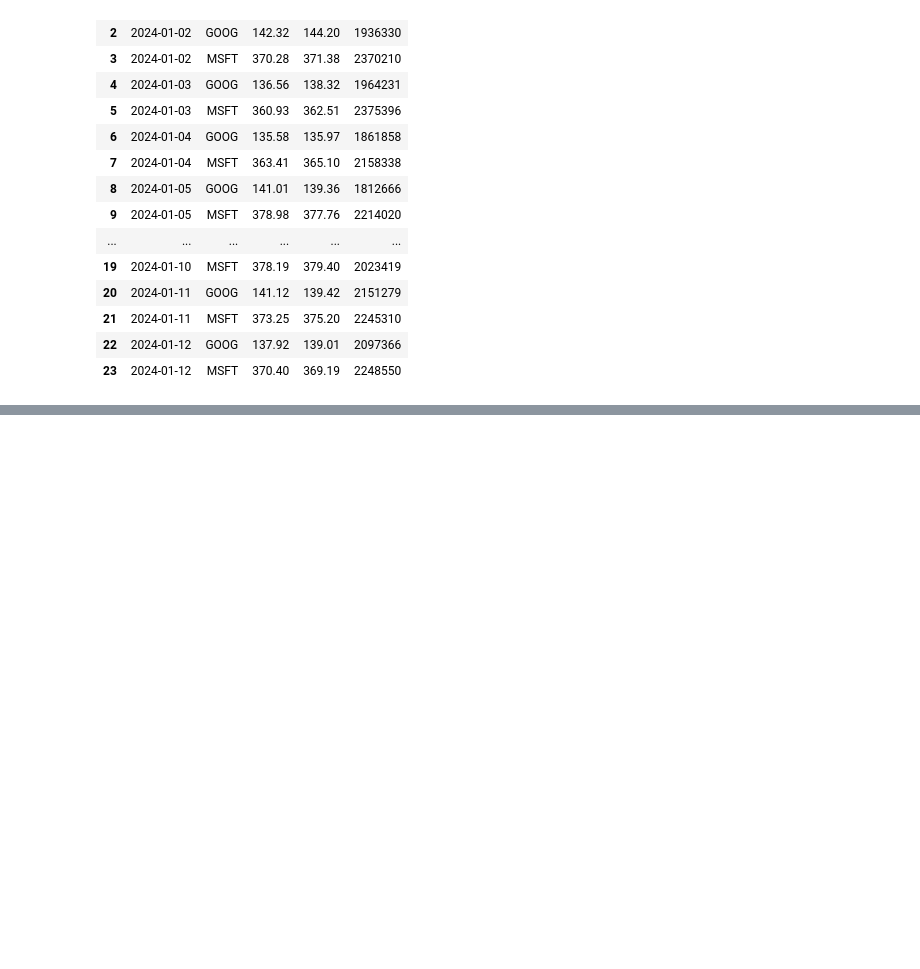
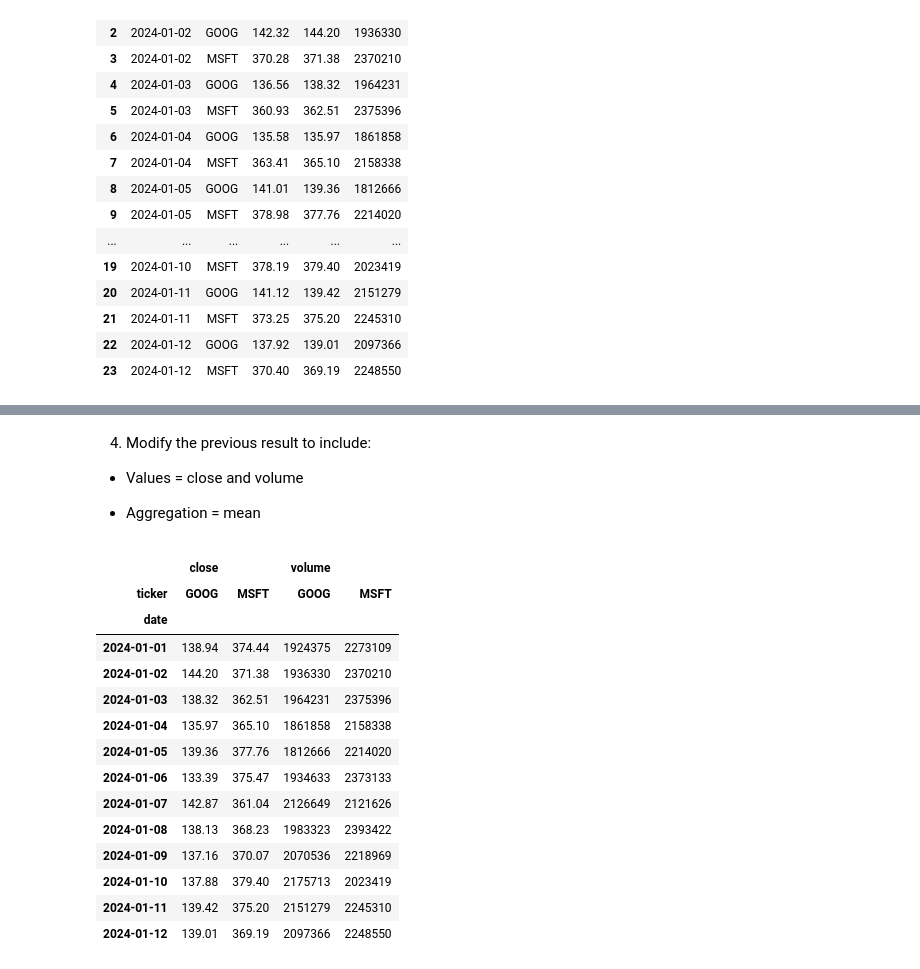
Before and after one commit to tharina11/Python-Projects, a Jupyter notebook: 6. Pandas Exercises/notebooks/11. Pivot, pivot_table, melt, stack, and unstack.ipynb, the cells around one changed output, grey strips where cells are left out. Drawn from its saved outputs; the diff is of its cells as text; code cells hidden in the pictures; blank space fills up the shorter version.

```diff
--- a/6. Pandas Exercises/notebooks/11. Pivot, pivot_table, melt, stack, and unstack.ipynb
+++ b/6. Pandas Exercises/notebooks/11. Pivot, pivot_table, melt, stack, and unstack.ipynb
@@ -53,0 +94,24 @@ stocks
+# %% [markdown]
+4. Modify the previous result to include:
+
+- Values = close and volume
+
+- Aggregation = mean
+# %%
+stocks.pivot_table(index= 'date', columns= 'ticker', values=['close', 'volume'], aggfunc= 'mean')
+# %% [output]
+|  | close |  | volume |  |
+| ticker | GOOG | MSFT | GOOG | MSFT |
+| date |  |  |  |  |
+| 2024-01-01 | 138.94 | 374.44 | 1924375 | 2273109 |
+| 2024-01-02 | 144.20 | 371.38 | 1936330 | 2370210 |
+| 2024-01-03 | 138.32 | 362.51 | 1964231 | 2375396 |
+| 2024-01-04 | 135.97 | 365.10 | 1861858 | 2158338 |
+| 2024-01-05 | 139.36 | 377.76 | 1812666 | 2214020 |
+| 2024-01-06 | 133.39 | 375.47 | 1934633 | 2373133 |
+| 2024-01-07 | 142.87 | 361.04 | 2126649 | 2121626 |
+| 2024-01-08 | 138.13 | 368.23 | 1983323 | 2393422 |
+| 2024-01-09 | 137.16 | 370.07 | 2070536 | 2218969 |
+| 2024-01-10 | 137.88 | 379.40 | 2175713 | 2023419 |
+| 2024-01-11 | 139.42 | 375.20 | 2151279 | 2245310 |
+| 2024-01-12 | 139.01 | 369.19 | 2097366 | 2248550 |
```
Also changed, not shown: parts of 11 cells of this notebook.
